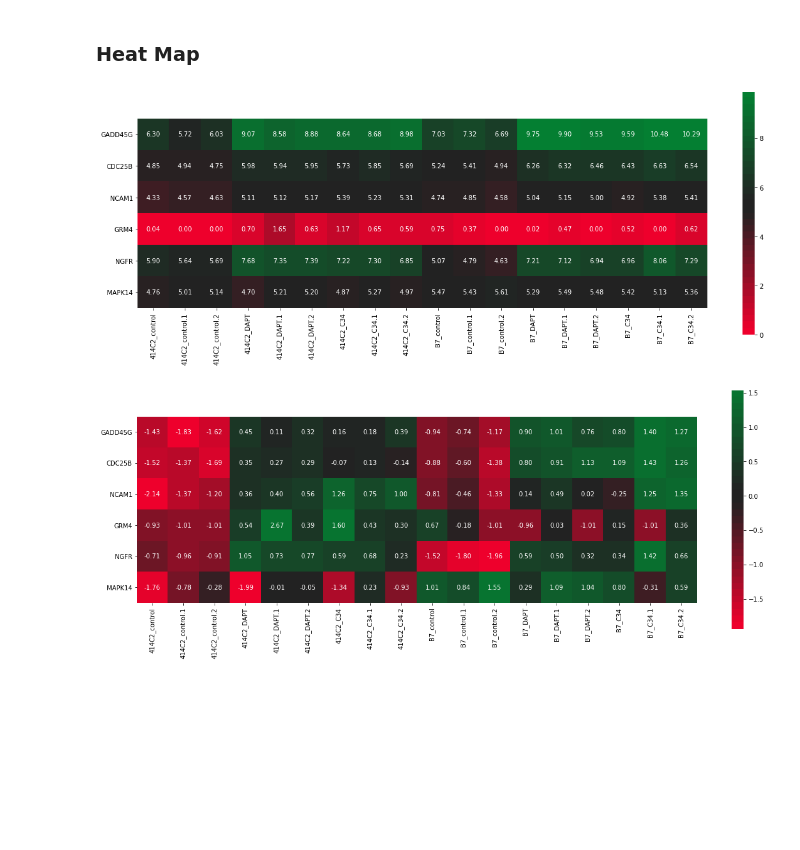
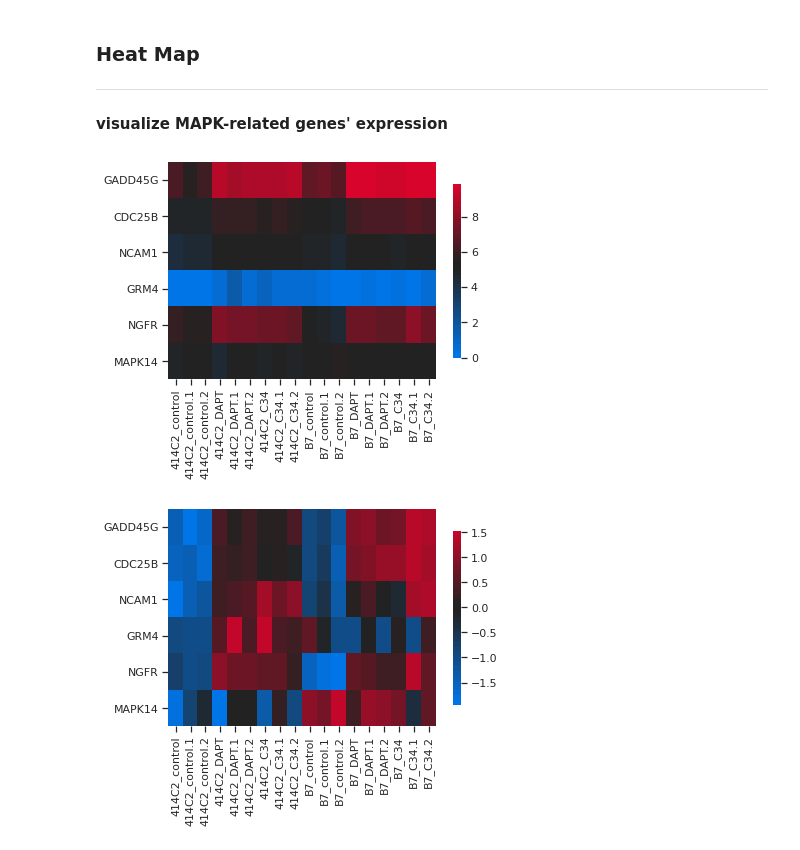
Before and after one commit to yo-aka-gene/neurite, a Jupyter notebook: Heat_Map.ipynb, the cells around one changed output. Saved outputs shown, nothing was run; the diff lists cells and outputs as text; code cells hidden in the pictures; blank space fills up the shorter version.

```diff
--- a/Heat_Map.ipynb
+++ b/Heat_Map.ipynb
@@ -1,5 +1,7 @@
 # %% [markdown]
 ### Heat Map
+----
+#### visualize MAPK-related genes' expression
 # %%
 # Import Library
 
@@ -12,9 +15,20 @@ from scipy.stats import zscore
 # %%
 # Set Config
 CONFIG = {
-    "data_dir": "./TPM.csv"
+    "data_dir": "./data/TPM.csv"
     , "genes": ["GADD45G", "CDC25B", "NCAM1", "GRM4", "NGFR", "MAPK14"]
-    , "color": sns.diverging_palette(10, 133, l=50, s=100, n=40, center="dark")
+    , "color": sns.diverging_palette(255, 10, l=50, s=100, n=40, center="dark")
+    , "cbar": {"shrink": 1}
+    , "cbar": {"shrink": 0.8}
+    , "sample": [("414C2", 0, 9), ("B7", 9, 18)]
+    , "adopted_comp": (2, 2)
+    , "CMsize": (5, 5)
+    , "CMfontsize": 1.5
+    , "CMrotation": (90, 0)
+    , "CMcolor": sns.diverging_palette(255, 10, l=50, s=100, n=40, center="dark")
+    , "CMsc": None
+    , "CMdendrosize": (0.1, 0.1)
+    , "CMcbarpos": (1.05, 0.15, 0.05, 0.7)
 }
 # %%
 # Load Data
@@ -26,18 +40,16 @@ data.index.name=None
 # %%
 # TPM heatmap
 hTPM = data.loc[CONFIG["genes"], :]
-plt.figure(figsize=(20, 10))
-sns.heatmap(hTPM, cmap=CONFIG["color"], annot=True, fmt=".2f", square=True, robust=True, center=hTPM.mean().mean(), cbar=True, cbar_kws={"shrink": .7})
-plt.savefig("./HeatMap_TPM.png", facecolor="white", dpi=300, bbox_inches="tight", pad_inches=0.05)
+sns.heatmap(hTPM, cmap=CONFIG["color"], robust=True, center=hTPM.mean().mean(), cbar=True, cbar_kws=CONFIG["cbar"])
+plt.savefig("./figure/MAPK_HeatMap_TPM.png", facecolor="white", dpi=300, bbox_inches="tight", pad_inches=0.05)
 # %% [output]
-[figure, old version]
+[figure, new version]
 # %%
 # Calculating Z score
 Zdata = data.loc[CONFIG["genes"], :].T.apply(zscore).T
 # %%
 # Z score heat map
-plt.figure(figsize=(20, 10))
-sns.heatmap(Zdata, cmap=CONFIG["color"], annot=True, fmt=".2f", square=True, robust=True, center=0, cbar=True, cbar_kws={"shrink": .7})
-plt.savefig("./HeatMap_Zscore.png", facecolor="white", dpi=300, bbox_inches="tight", pad_inches=0.05)
+sns.heatmap(Zdata, cmap=CONFIG["color"], robust=True, center=0, cbar=True, cbar_kws=CONFIG["cbar"])
+plt.savefig("./figure/MAPK_HeatMap_Zscore.png", facecolor="white", dpi=300, bbox_inches="tight", pad_inches=0.05)
 # %% [output]
-[figure, old version]
+[figure, new version]
```
Also changed, not shown: parts of 7 cells of this notebook, 30 other files.
